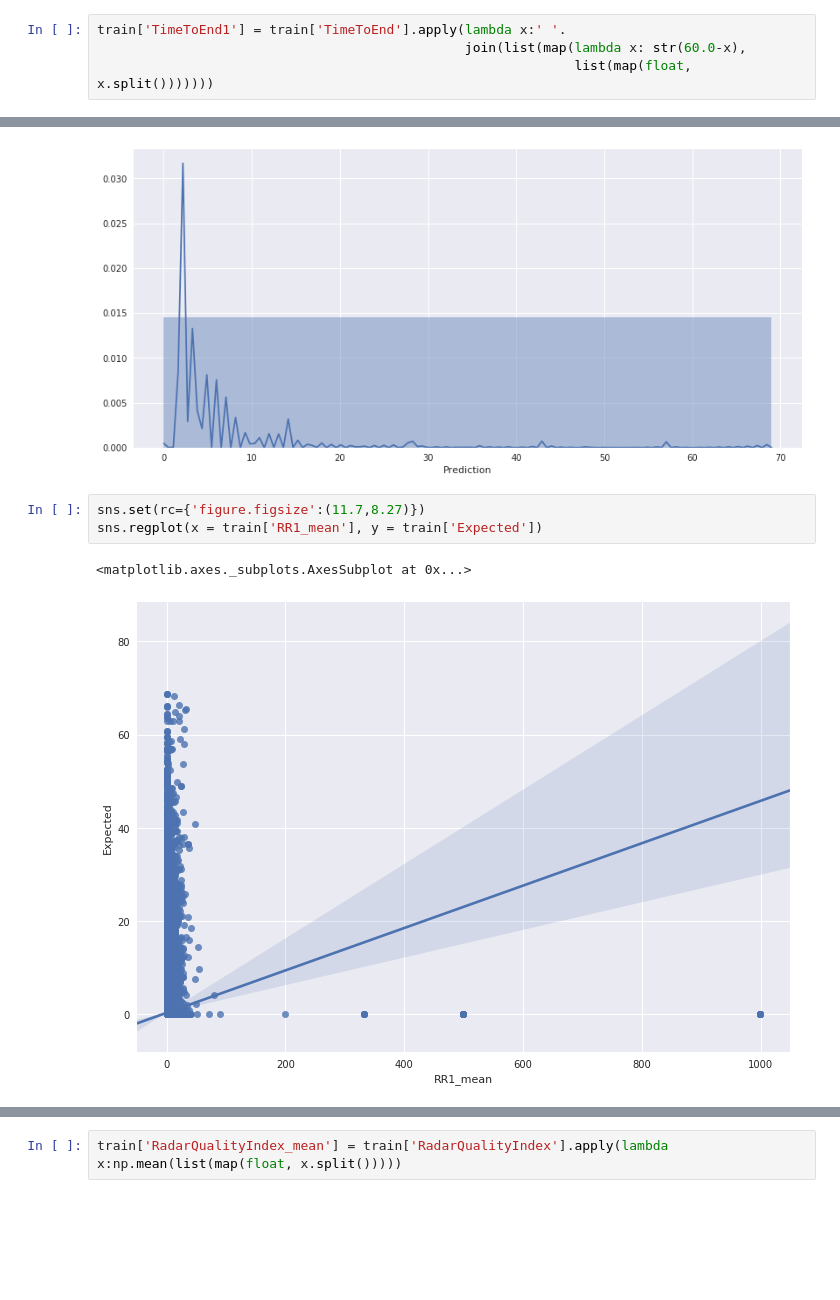
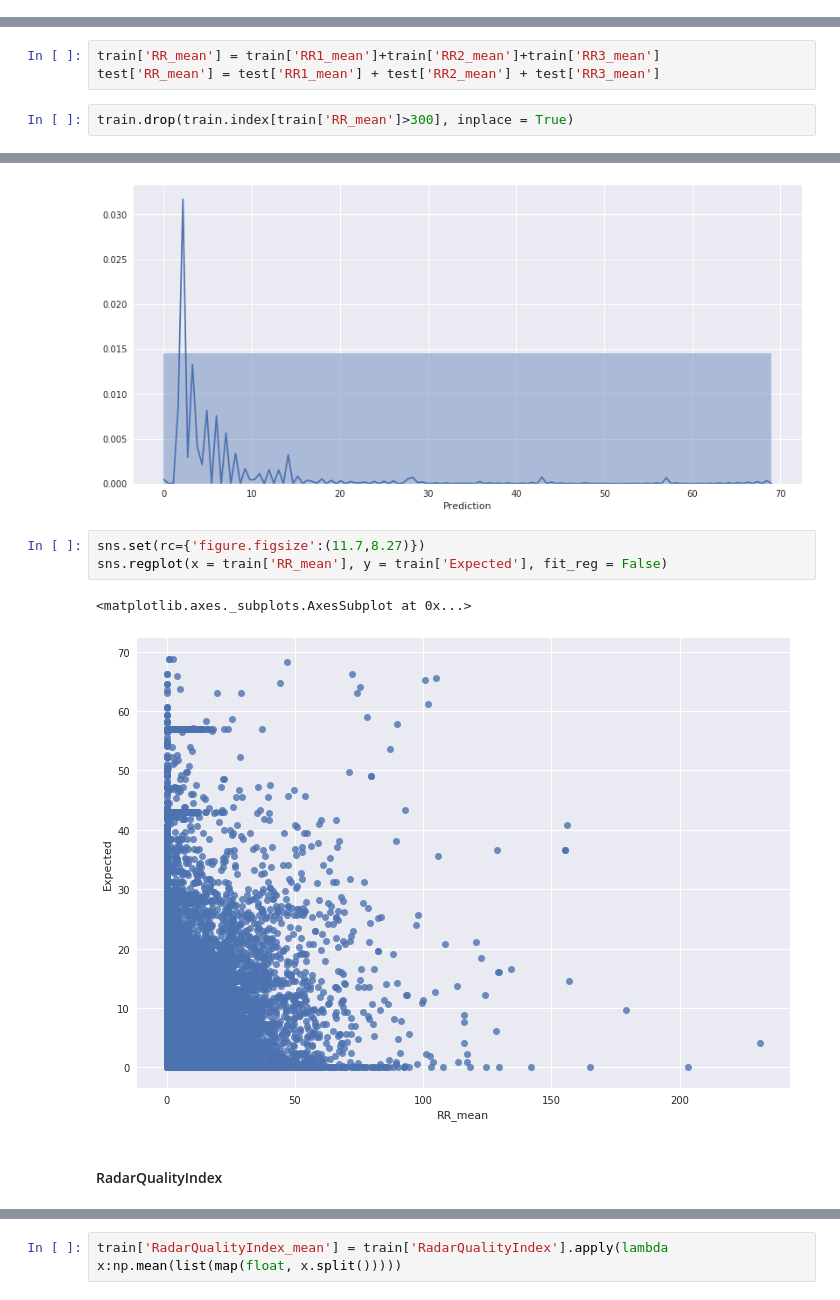
Before and after one commit to amitkvikram/MCHN-LRNG, a Jupyter notebook: kaggle/HowMuchDidItRain?/How Much did it Rain?.ipynb, the cells around one changed output, grey strips where cells are left out. Cells and saved outputs as stored; diff of their text form; blank space fills up the shorter version.

```diff
--- a/kaggle/HowMuchDidItRain?/How Much did it Rain?.ipynb
+++ b/kaggle/HowMuchDidItRain?/How Much did it Rain?.ipynb
@@ -194,7 +190,3 @@ train.head(n=1)
 # %% [output]
 |  | Id | TimeToEnd | DistanceToRadar | Composite | HybridScan | HydrometeorType | Kdp | RR1 | ... |
 | 0 | 1 | 56.0 37.0 31.0 25.0 19.0 13.0 7.0... | 30.0 30.0 30.0 30.0 30.0 30.0 30.... | -99900.0 -99900.0 -99900.0 -99900... | -99900.0 -99900.0 -99900.0 -99900... | 8.0 8.0 8.0 8.0 8.0 8.0 8.0 8.0 | 0.0 0.0 0.0 0.0 0.0 0.0 0.0 0.0 | 0.0 0.0 0.0 0.0 0.0 0.0 0.0 0.0 | ... |
-# %%
-train['TimeToEnd1'] = train['TimeToEnd'].apply(lambda x:' '.
-                                               join(list(map(lambda x: str(60.0-x),
-                                                             list(map(float, x.split()))))))
@@ -234,6 +222,11 @@ test['RR1_mean'] = test['RR1'].apply(lambda x:np.mean(list(map(float, x.split())
 test['RR2_mean'] = test['RR2'].apply(lambda x:np.mean(list(map(float, x.split()))))
 # %%
 test['RR3_mean'] = test['RR3'].apply(lambda x:np.mean(list(map(float, x.split()))))
+# %%
+train['RR_mean'] = train['RR1_mean']+train['RR2_mean']+train['RR3_mean']
+test['RR_mean'] = test['RR1_mean'] + test['RR2_mean'] + test['RR3_mean']
+# %%
+train.drop(train.index[train['RR_mean']>300], inplace = True)
 # %%
 sns.set(rc={'figure.figsize':(13.7,6.27)})
 # sns.barplot(x = train['Prediction'], y = train['RR1_mean'])
@@ -243,8 +236,10 @@ sns.distplot(train['Prediction'],bins = 1,hist = True)
 [figure]
 # %%
 sns.set(rc={'figure.figsize':(11.7,8.27)})
-sns.regplot(x = train['RR1_mean'], y = train['Expected'])
+sns.regplot(x = train['RR_mean'], y = train['Expected'], fit_reg = False)
 # %% [output]
 <matplotlib.axes._subplots.AxesSubplot at 0x...>
-[figure, old version]
+[figure, new version]
+# %% [markdown]
+#### RadarQualityIndex
 # %%
```
Also changed, not shown: parts of 44 cells of this notebook, 4 other files.
